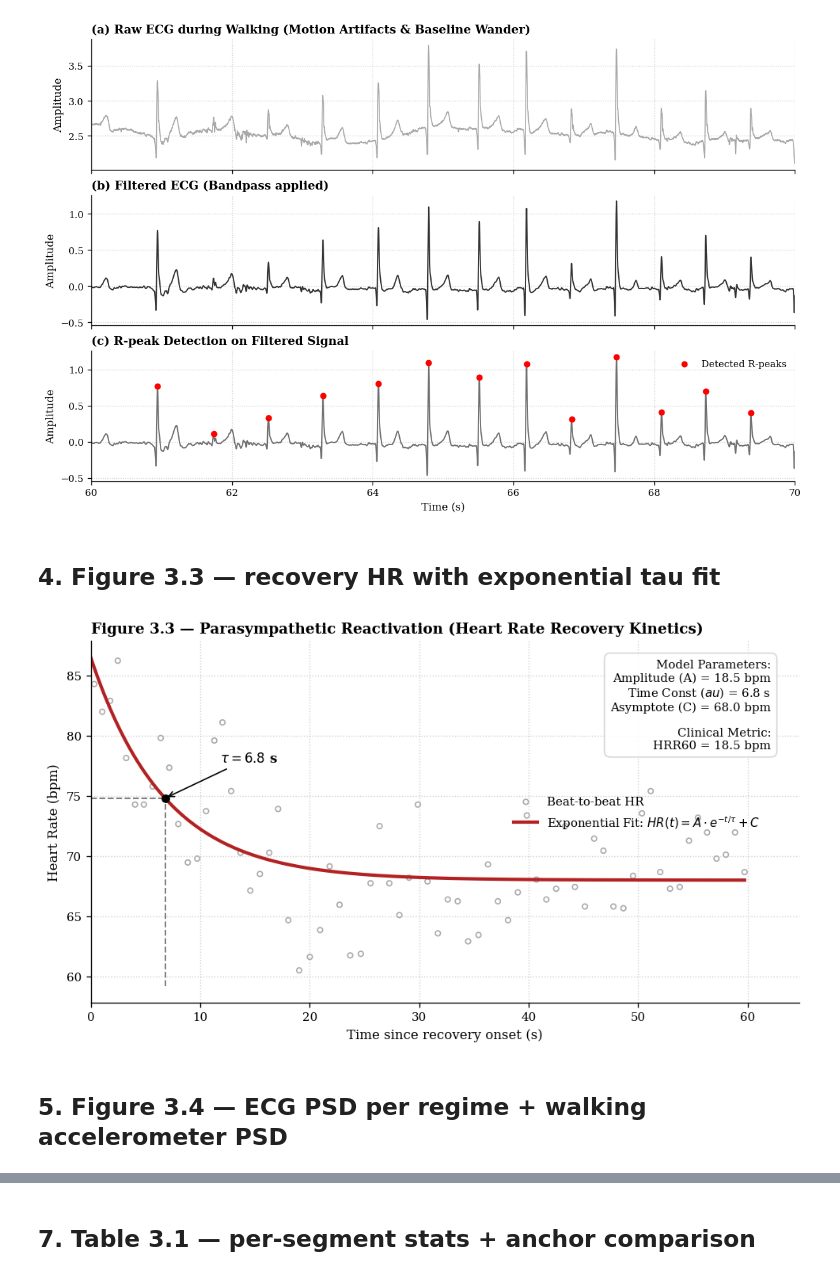
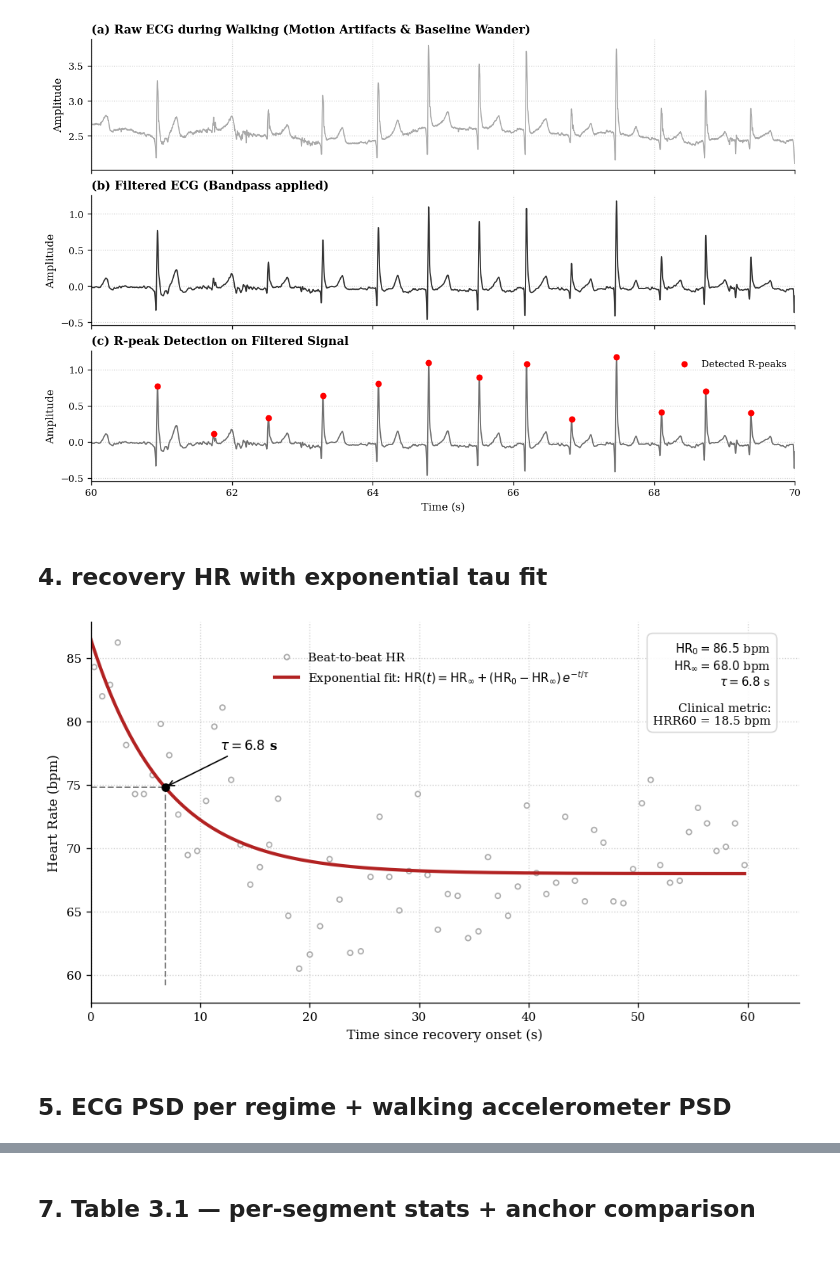
Before and after one commit to peienwu1216/hw5_ecg-analysis, a Jupyter notebook: notebooks/04_experiment_3.ipynb, the cells around one changed output, grey strips where cells are left out. Saved outputs shown, nothing was run; the diff lists cells and outputs as text; code cells hidden in the pictures.

```diff
--- a/notebooks/04_experiment_3.ipynb
+++ b/notebooks/04_experiment_3.ipynb
@@ -166,7 +166,7 @@ plt.show()
 # %% [output]
 [figure]
 # %% [markdown]
-## 4. Figure 3.3 — recovery HR with exponential tau fit
+## 4. recovery HR with exponential tau fit
 # %%
 import matplotlib.pyplot as plt
 import numpy as np
@@ -210,50 +210,48 @@ ax.scatter(t_rec, hr_rec, facecolor='none', edgecolor='#888888', s=15, alpha=0.7
 if fit_ok:
     # 繪製擬合曲線 (使用搶眼的深紅色)
     ax.plot(t_fit, hr_fit, "-", color="#B22222", linewidth=2.5,
-            label=r"Exponential Fit: $HR(t) = A \cdot e^{-t/\tau} + C$")
+            label=r"Exponential fit: $\mathrm{HR}(t) = \mathrm{HR}_{\infty} + (\mathrm{HR}_{0} - \mathrm{HR}_{\infty})\,e^{-t/\tau}$")
 
     # 【關鍵視覺化】：標示 Tau 的位置 (下降 63.2%)
     hr_at_tau = exp_decay(tau, *popt)
     ax.plot([tau, tau], [ax.get_ylim()[0], hr_at_tau], 'k--', alpha=0.5, lw=1.2)
     ax.plot([0, tau], [hr_at_tau, hr_at_tau], 'k--', alpha=0.5, lw=1.2)
     ax.scatter([tau], [hr_at_tau], color='black', s=30, zorder=5)
 
     # 標註 Tau
     ax.annotate(rf'$\tau = {tau:.1f}$ s', xy=(tau, hr_at_tau), xytext=(tau + 5, hr_at_tau + 3),
                 arrowprops=dict(arrowstyle="->", color='black', connectionstyle="arc3"),
                 fontsize=10, fontweight='bold')
 
     # 計算臨床常用指標 HRR60 (Recovery after 1 minute)
     hr_0 = exp_decay(0, *popt)
     hr_60 = exp_decay(60, *popt)
     hrr_60 = hr_0 - hr_60
 
     # 製作精緻的數據面板
     stats_text = (
-        f"Model Parameters:\n"
-        f"Amplitude (A) = {A:.1f} bpm\n"
-        f"Time Const ($\tau$) = {tau:.1f} s\n"
-        f"Asymptote (C) = {C:.1f} bpm\n\n"
-        f"Clinical Metric:\n"
+        f"$\\mathrm{{HR}}_0 = {A + C:.1f}$ bpm\n"
+        f"$\\mathrm{{HR}}_\\infty = {C:.1f}$ bpm\n"
+        f"$\\tau = {tau:.1f}$ s\n\n"
+        f"Clinical metric:\n"
         f"HRR60 = {hrr_60:.1f} bpm"
     )
     ax.text(0.96, 0.95, stats_text, transform=ax.transAxes,
             fontsize=9, verticalalignment='top', horizontalalignment='right',
             bbox=dict(boxstyle='round,pad=0.5', facecolor='white', alpha=0.9, edgecolor='lightgray'))
 
 ax.set_xlabel("Time since recovery onset (s)")
 ax.set_ylabel("Heart Rate (bpm)")
-ax.set_title("Figure 3.3 — Parasympathetic Reactivation (Heart Rate Recovery Kinetics)", loc='left', fontweight='bold')
 ax.grid(True, linestyle=':', alpha=0.6)
-ax.legend(loc='upper right', bbox_to_anchor=(0.96, 0.6))
+ax.legend(loc='upper right', bbox_to_anchor=(0.72, 0.95))
 ax.set_xlim(0, t_rec.max() + 5)
 
 PL.save_figure(fig, 'nb04_fig03_e3_recovery_tau.pdf')
 plt.show()
 # %% [output]
-[figure, old version]
+[figure, new version]
 # %% [markdown]
-## 5. Figure 3.4 — ECG PSD per regime + walking accelerometer PSD
+## 5. ECG PSD per regime + walking accelerometer PSD
 # %%
 import matplotlib.pyplot as plt
 import numpy as np
```
Also changed, not shown: parts of 9 cells of this notebook, 26 other files.
